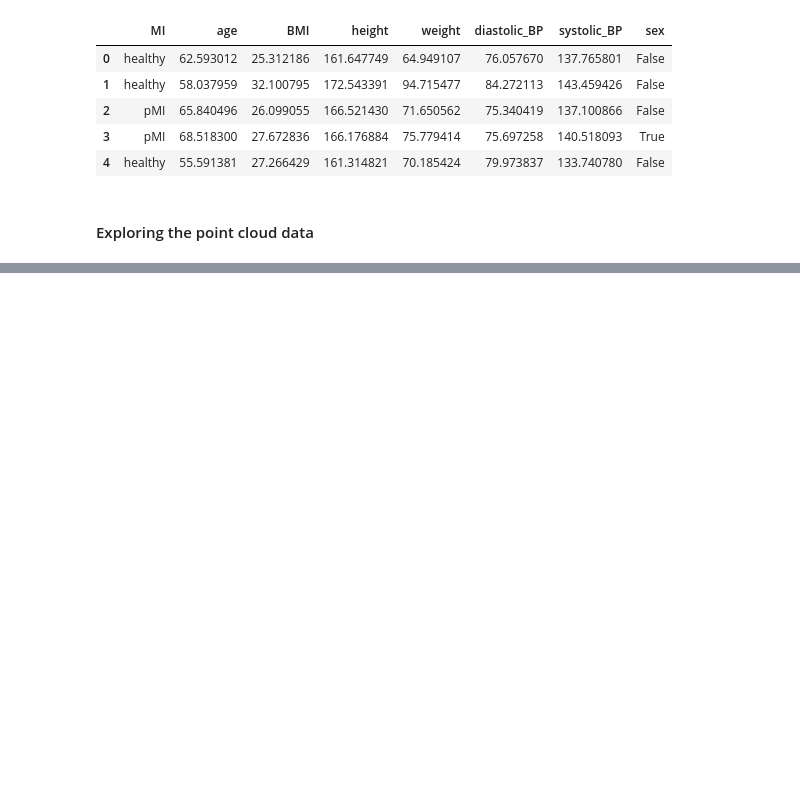
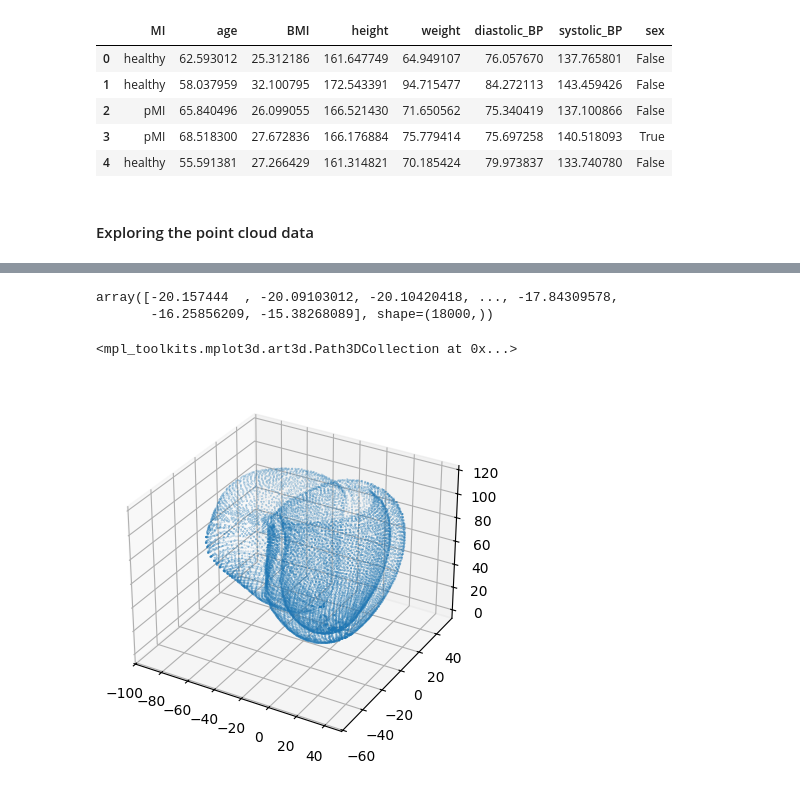
Before and after one commit to emilynurden/myocardial-infarction-predictions, a Jupyter notebook: notebooks:/data_exploration.ipynb, the cells around one changed output, grey strips where cells are left out. Saved outputs shown, nothing was run; the diff lists cells and outputs as text; code cells hidden in the pictures; blank space fills up the shorter version.

Commit message:
Added heart visualisation

```diff
--- a/notebooks:/data_exploration.ipynb
+++ b/notebooks:/data_exploration.ipynb
@@ -95,0 +106,4 @@ df_to_explore.head()
+# %%
+# Loading one sample geometry
+geometry0 = np.load("../data:/training_data/mixed_samples/0healthy.npy")
+geometry0.shape
@@ -95,0 +131,19 @@ df_to_explore.head()
+# %%
+geometry0[0,:,0]
+# %% [output]
+array([-20.157444  , -20.09103012, -20.10420418, ..., -17.84309578,
+       -16.25856209, -15.38268089], shape=(18000,))
+# %%
+# Plotting a point cloud
+fig = plt.figure()
+ax = plt.axes(projection='3d')
+
+xs = geometry0[0,:,0]
+ys = geometry0[0,:,1]
+zs = geometry0[0,:,2]
+#heart_part = geometry0[0,:,3]
+
+ax.scatter3D(xs,ys,zs, s = 0.05)
+# %% [output]
+<mpl_toolkits.mplot3d.art3d.Path3DCollection at 0x...>
+[figure, added]
```
Also changed, not shown: parts of 4 cells of this notebook.
